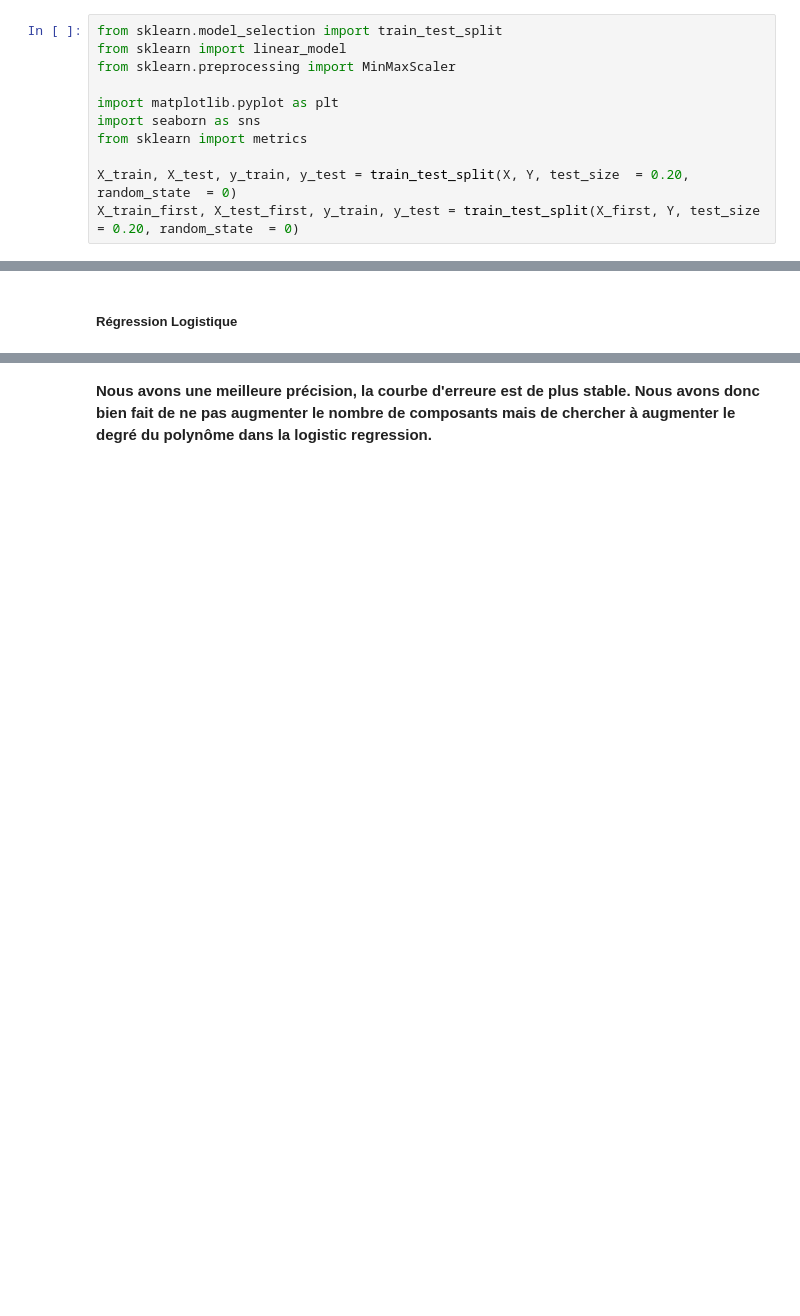
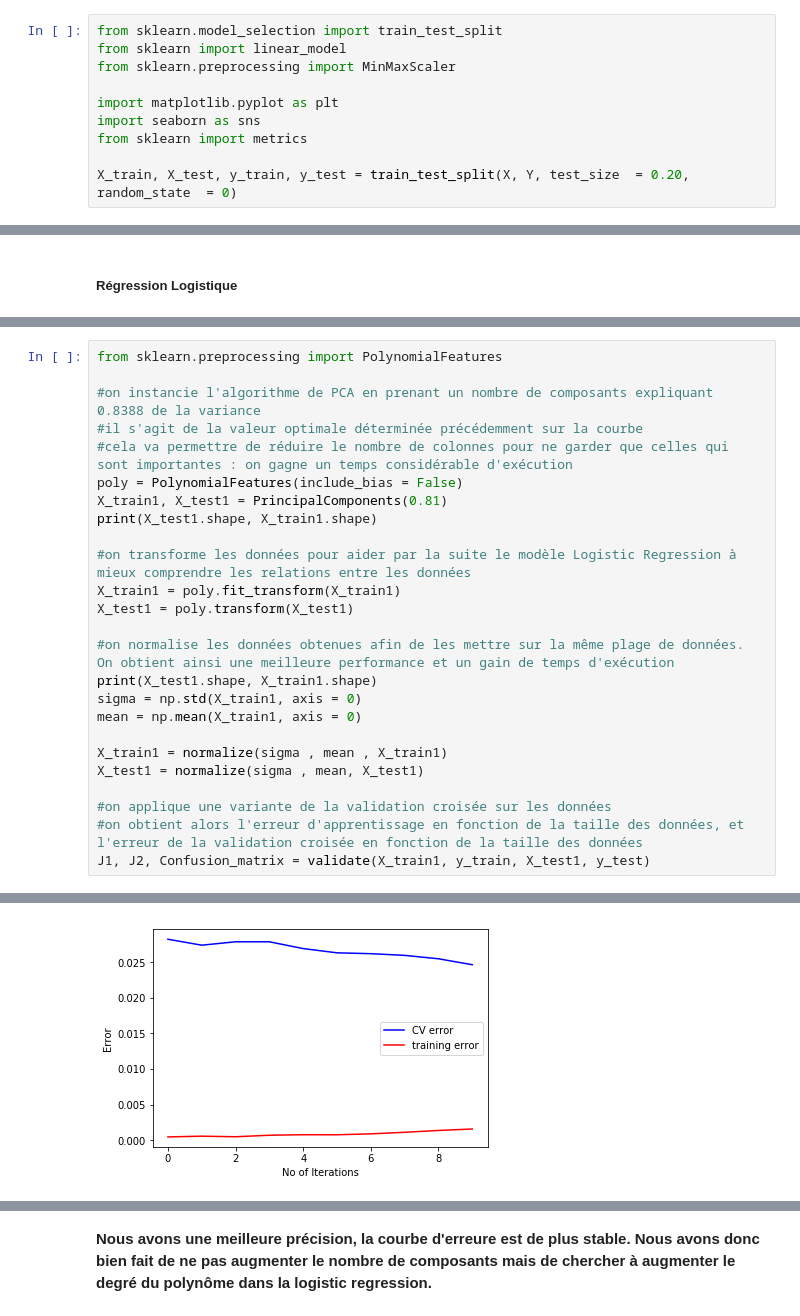
Before and after one commit to jnguyen1192/First-Kaggle-Notebook, a Jupyter notebook: kernel.ipynb, the cells around one changed output, grey strips where cells are left out. Drawn from its saved outputs; the diff is of its cells as text; blank space fills up the shorter version.

```diff
--- a/kernel.ipynb
+++ b/kernel.ipynb
@@ -346,7 +344,6 @@ import seaborn as sns
 from sklearn import metrics
 
 X_train, X_test, y_train, y_test = train_test_split(X, Y, test_size  = 0.20, random_state  = 0)
-X_train_first, X_test_first, y_train, y_test = train_test_split(X_first, Y, test_size  = 0.20, random_state  = 0)
 # %% [markdown]
 La fonction train_test_split de la librairie sklearn permet d'obtenir nos données d'entrainements mélangés dans de nouvelles variables. Nous avons fixé le paramètre test_size à 0.20 pour obtenir la partie de test à 20% des données. C'est ce qui est le plus usuel à choisir pour une proposer train/test de nos données.
 # %% [markdown]
@@ -587,0 +543,26 @@ penalty=  0.1
+# %%
+from sklearn.preprocessing import PolynomialFeatures
+
+#on instancie l'algorithme de PCA en prenant un nombre de composants expliquant 0.8388 de la variance
+#il s'agit de la valeur optimale déterminée précédemment sur la courbe
+#cela va permettre de réduire le nombre de colonnes pour ne garder que celles qui sont importantes : on gagne un temps considérable d'exécution
+poly = PolynomialFeatures(include_bias = False)
+X_train1, X_test1 = PrincipalComponents(0.81)
+print(X_test1.shape, X_train1.shape)
+
+#on transforme les données pour aider par la suite le modèle Logistic Regression à mieux comprendre les relations entre les données
+X_train1 = poly.fit_transform(X_train1)
+X_test1 = poly.transform(X_test1)
+
+#on normalise les données obtenues afin de les mettre sur la même plage de données. On obtient ainsi une meilleure performance et un gain de temps d'exécution
+print(X_test1.shape, X_train1.shape)
+sigma = np.std(X_train1, axis = 0)
+mean = np.mean(X_train1, axis = 0)
+
+X_train1 = normalize(sigma , mean , X_train1)
+X_test1 = normalize(sigma , mean, X_test1)
+
+#on applique une variante de la validation croisée sur les données
+#on obtient alors l'erreur d'apprentissage en fonction de la taille des données, et l'erreur de la validation croisée en fonction de la taille des données
+J1, J2, Confusion_matrix = validate(X_train1, y_train, X_test1, y_test)
+# %% [output]
@@ -587,0 +586 @@ penalty=  0.1
+[figure, added]
```
Also changed, not shown: parts of 11 cells of this notebook.
